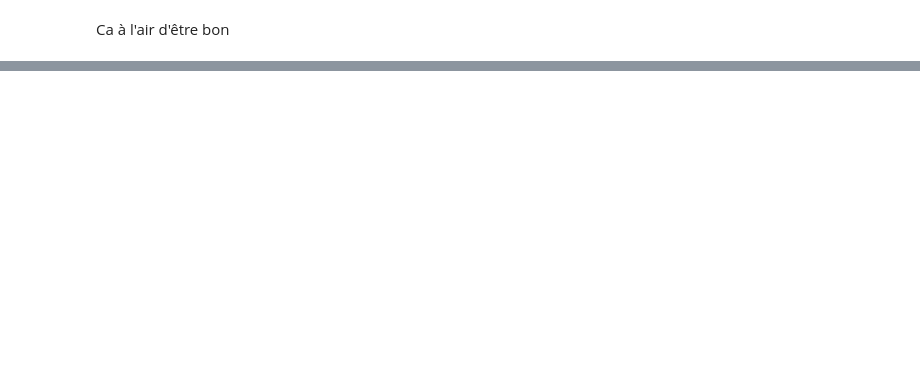
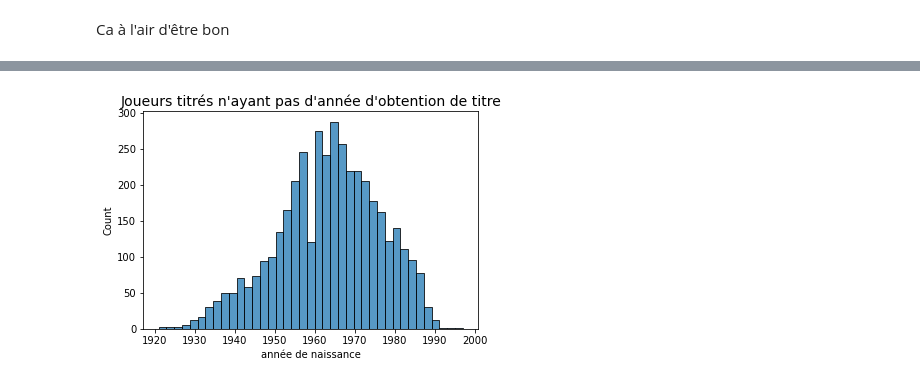
Before and after one commit to vinthara/chess, a Jupyter notebook: data_cleaning.ipynb, the cells around one changed output, grey strips where cells are left out. Cells and saved outputs as stored; diff of their text form; code cells hidden in the pictures; blank space fills up the shorter version.

Commit message:
more data cleaning

```diff
--- a/data_cleaning.ipynb
+++ b/data_cleaning.ipynb
@@ -194,0 +307,7 @@ for i in dict_tofill.index:
+# %%
+sns.histplot(data = df_no_year_title['naissance'])
+plt.title("Joueurs titrés n'ayant pas d'année d'obtention de titre", size=14)
+plt.xlabel('année de naissance')
+plt.show()
+# %% [output]
+[figure, added]
```
Also changed, not shown: parts of 42 cells of this notebook, 1 other file.
